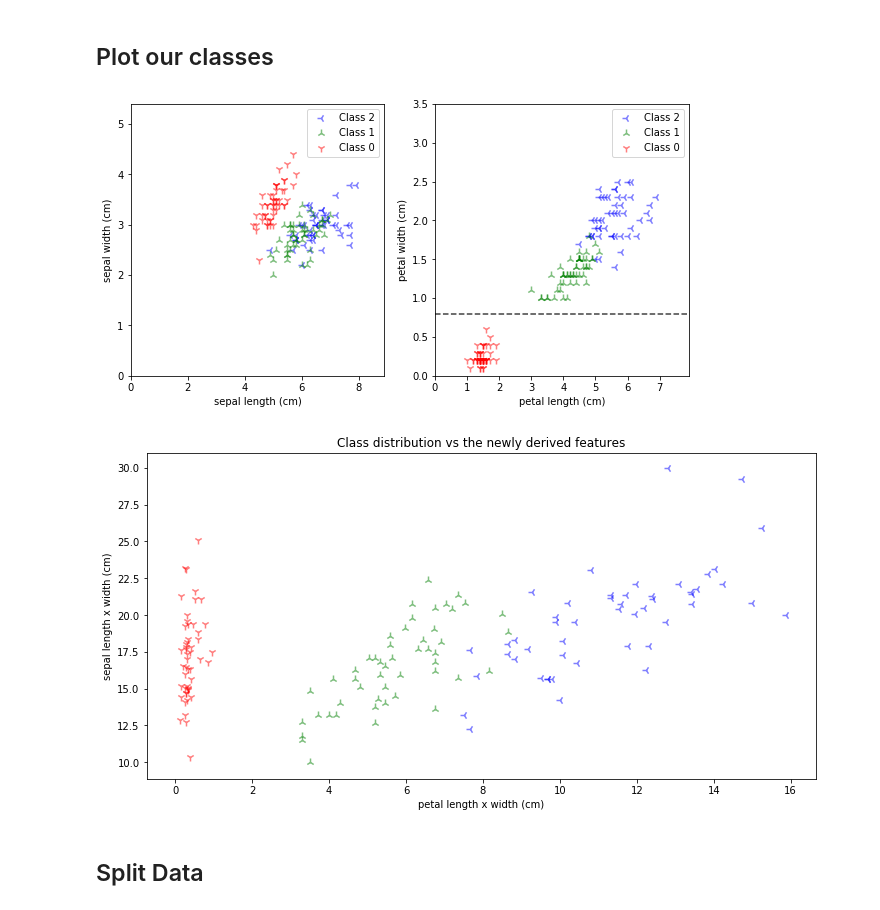
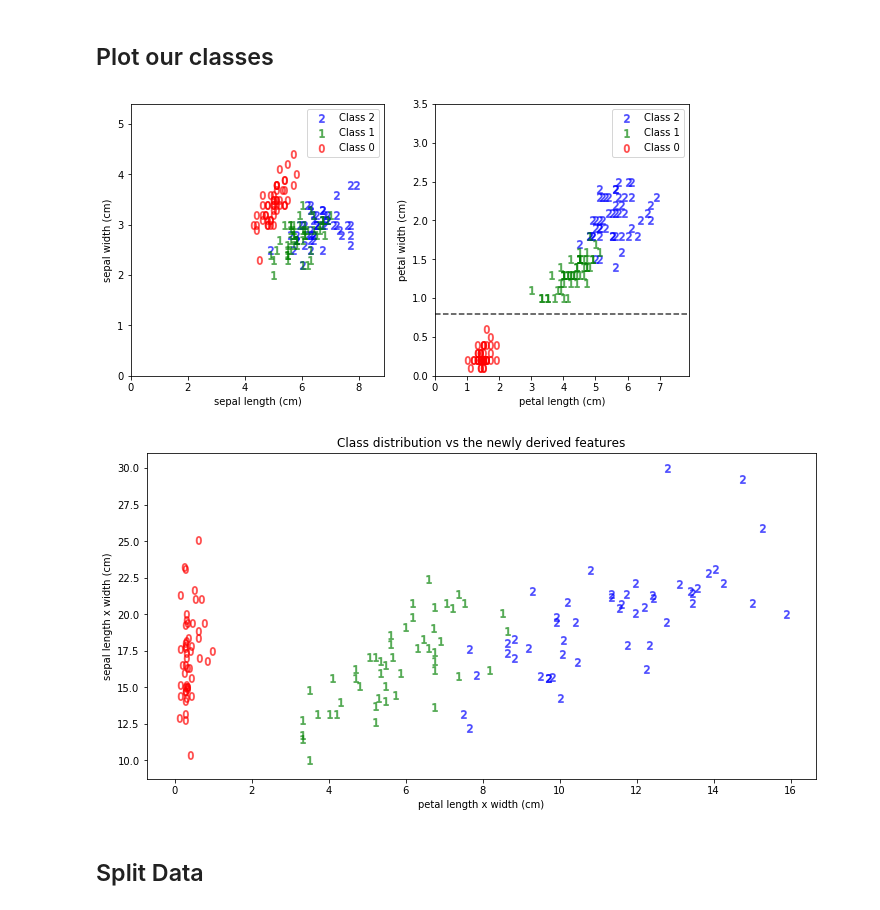
Before and after one commit to PacktPublishing/Hands-On-Machine-Learning-with-scikit-learn-and-Scientific-Python-Toolkits, a Jupyter notebook: chapters/ch02/classification.ipynb, the cells around one changed output. Saved outputs shown, nothing was run; the diff lists cells and outputs as text; code cells hidden in the pictures.

```diff
--- a/chapters/ch02/classification.ipynb
+++ b/chapters/ch02/classification.ipynb
@@ -211,7 +211,8 @@ for c in df['target'].value_counts().index.tolist():
         x=h_label,
         y=v_label,
         color=['r', 'g', 'b'][c],
-        marker=['1', '2', '3'][c],
+        # marker=['1', '2', '3'][c],
+        marker=f'${c}$',
         s=64,
         alpha='0.5',
         label=f'Class {c}',
@@ -221,35 +222,36 @@ for c in df['target'].value_counts().index.tolist():
 axs[0].set_xlim(0, df[h_label].max() + 1)
 axs[0].set_ylim(0, df[v_label].max() + 1)
 
 h_label = 'petal length (cm)'
 v_label = 'petal width (cm)'
 
 for c in df['target'].value_counts().index.tolist():
     df[
         df['target'] == c
     ].plot(
         kind='scatter',
         x=h_label,
         y=v_label,
         color=['r', 'g', 'b'][c],
-        marker=['1', '2', '3'][c],
+        # marker=['1', '2', '3'][c],
+        marker=f'${c}$',
         s=64,
         alpha='0.5',
         label=f'Class {c}',
         ax=axs[1],
     )
 
 axs[1].set_xlim(0, df[h_label].max() + 1)
 axs[1].set_ylim(0, df[v_label].max() + 1)
 
 axs[1].axhline(y=0.8, color='black', linestyle='--', alpha=0.75)
 
 axs[0].legend()
 axs[1].legend()
 
 fig.show()
 # %% [output]
-[figure, old version]
+[figure, new version]
 # %%
 df['petal length x width (cm)'] = df['petal length (cm)'] * df['petal width (cm)']
 df['sepal length x width (cm)'] = df['sepal length (cm)'] * df['sepal width (cm)']
@@ -271,7 +273,8 @@ for c in df['target'].value_counts().index.tolist():
         x=h_label,
         y=v_label,
         color=['r', 'g', 'b'][c],
-        marker=['1', '2', '3'][c],
+        # marker=['1', '2', '3'][c],
+        marker=f'${c}$',
         s=64,
         alpha='0.5',
         ax=ax,
@@ -282,7 +285,7 @@ for c in df['target'].value_counts().index.tolist():
 
 fig.show()
 # %% [output]
-[figure, old version]
+[figure, new version]
 # %% [markdown]
 ## Split Data
 # %%
```
Also changed, not shown: parts of 1 cell of this notebook, 2 other files.
